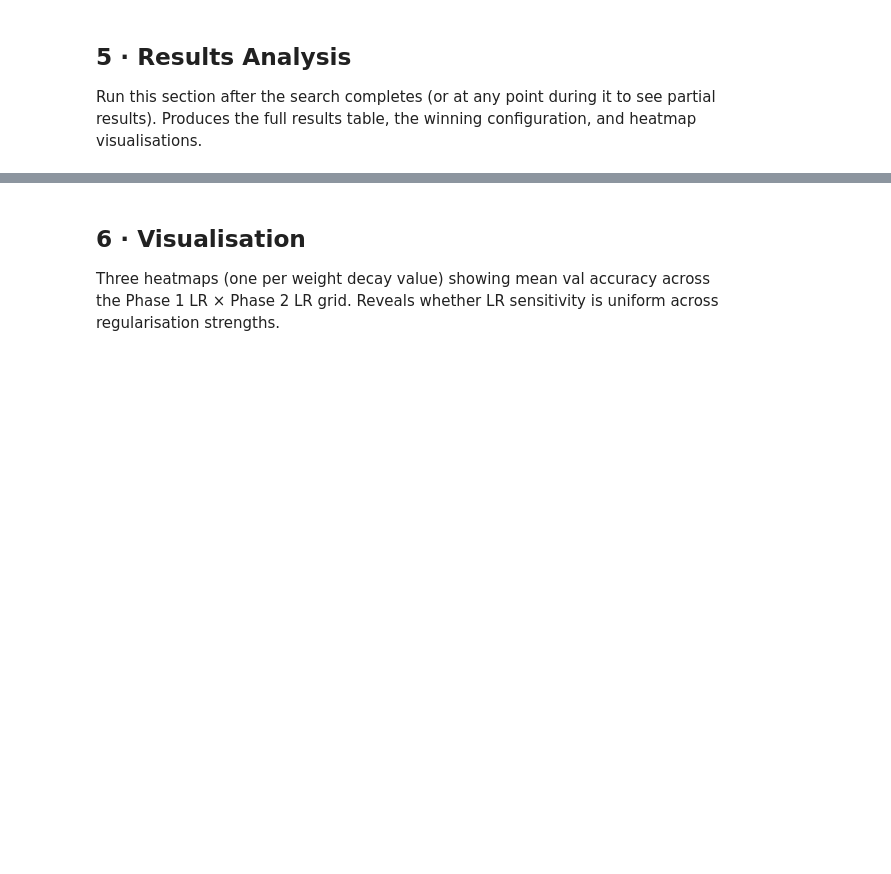
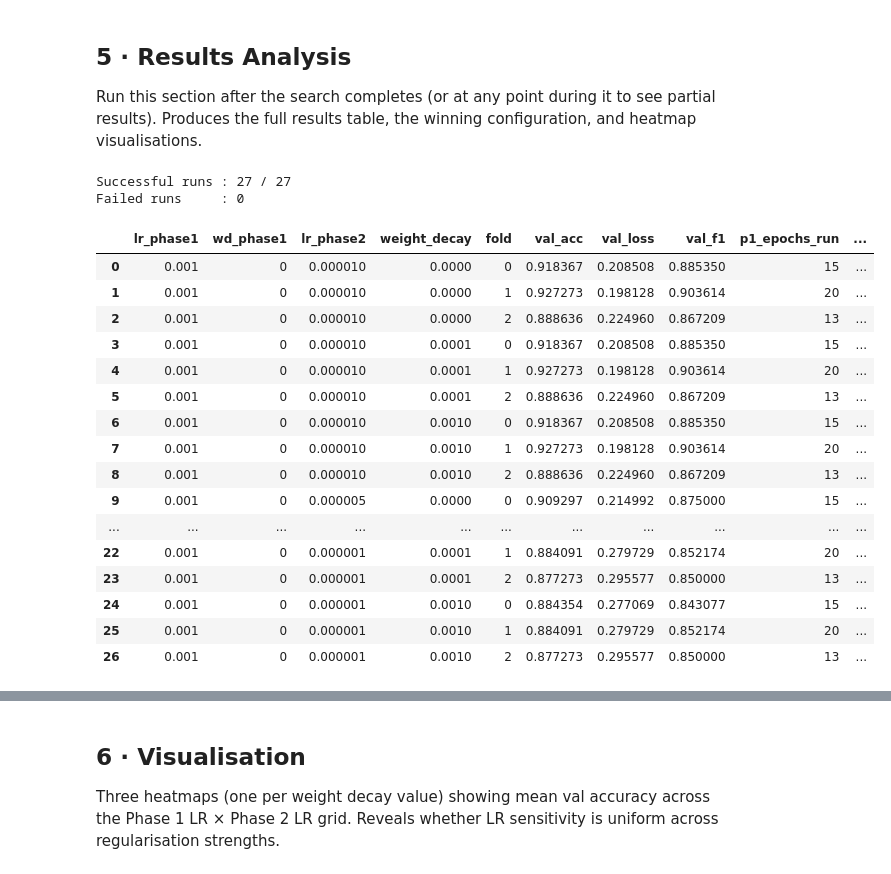
Before and after one commit to Mark-McNaught/ms-machine-learning-diagnosis, a Jupyter notebook: src/notebooks/CNNS/grid-search.ipynb, the cells around one changed output, grey strips where cells are left out. Saved outputs shown, nothing was run; the diff lists cells and outputs as text; code cells hidden in the pictures; blank space fills up the shorter version.

```diff
--- a/src/notebooks/CNNS/grid-search.ipynb
+++ b/src/notebooks/CNNS/grid-search.ipynb
@@ -289,20 +311,46 @@ Run this section after the search completes (or at any point during it to see pa
 # %%
 # Load results
 df_raw = pd.read_csv(RESULTS_FILE)
+
+# Empty error fields are read as NaN by pandas — fill before filtering
+df_raw["error"] = df_raw["error"].fillna("")
 
 # Separate successful and failed runs
 df_ok   = df_raw[df_raw["error"] == ""].copy()
 df_fail = df_raw[df_raw["error"] != ""].copy()
 
+df_ok["val_f1"]   = df_ok["val_f1"].astype(float)
 df_ok["val_acc"]  = df_ok["val_acc"].astype(float)
 df_ok["val_loss"] = df_ok["val_loss"].astype(float)
-df_ok["val_f1"]   = df_ok["val_f1"].astype(float)
 
 print(f"Successful runs : {len(df_ok)} / {total_runs}")
 print(f"Failed runs     : {len(df_fail)}")
 if len(df_fail) > 0:
     print("\nFailed configurations:")
-    print(df_fail[["lr_phase2","weight_decay","fold","error"]].to_string(index=False))
+    print(df_fail[["lr_phase1", "lr_phase2", "weight_decay", "fold", "error"]].to_string(index=False))
+# %% [output]
+Successful runs : 27 / 27
+Failed runs     : 0
+# %%
+df_ok
+# %% [output]
+|  | lr_phase1 | wd_phase1 | lr_phase2 | weight_decay | fold | val_acc | val_loss | val_f1 | p1_epochs_run | ... |
+| 0 | 0.001 | 0 | 0.000010 | 0.0000 | 0 | 0.918367 | 0.208508 | 0.885350 | 15 | ... |
+| 1 | 0.001 | 0 | 0.000010 | 0.0000 | 1 | 0.927273 | 0.198128 | 0.903614 | 20 | ... |
+| 2 | 0.001 | 0 | 0.000010 | 0.0000 | 2 | 0.888636 | 0.224960 | 0.867209 | 13 | ... |
+| 3 | 0.001 | 0 | 0.000010 | 0.0001 | 0 | 0.918367 | 0.208508 | 0.885350 | 15 | ... |
+| 4 | 0.001 | 0 | 0.000010 | 0.0001 | 1 | 0.927273 | 0.198128 | 0.903614 | 20 | ... |
+| 5 | 0.001 | 0 | 0.000010 | 0.0001 | 2 | 0.888636 | 0.224960 | 0.867209 | 13 | ... |
+| 6 | 0.001 | 0 | 0.000010 | 0.0010 | 0 | 0.918367 | 0.208508 | 0.885350 | 15 | ... |
+| 7 | 0.001 | 0 | 0.000010 | 0.0010 | 1 | 0.927273 | 0.198128 | 0.903614 | 20 | ... |
+| 8 | 0.001 | 0 | 0.000010 | 0.0010 | 2 | 0.888636 | 0.224960 | 0.867209 | 13 | ... |
+| 9 | 0.001 | 0 | 0.000005 | 0.0000 | 0 | 0.909297 | 0.214992 | 0.875000 | 15 | ... |
+| ... | ... | ... | ... | ... | ... | ... | ... | ... | ... | ... |
+| 22 | 0.001 | 0 | 0.000001 | 0.0001 | 1 | 0.884091 | 0.279729 | 0.852174 | 20 | ... |
+| 23 | 0.001 | 0 | 0.000001 | 0.0001 | 2 | 0.877273 | 0.295577 | 0.850000 | 13 | ... |
+| 24 | 0.001 | 0 | 0.000001 | 0.0010 | 0 | 0.884354 | 0.277069 | 0.843077 | 15 | ... |
+| 25 | 0.001 | 0 | 0.000001 | 0.0010 | 1 | 0.884091 | 0.279729 | 0.852174 | 20 | ... |
+| 26 | 0.001 | 0 | 0.000001 | 0.0010 | 2 | 0.877273 | 0.295577 | 0.850000 | 13 | ... |
 # %%
 # Aggregate across folds
 group_cols = ["lr_phase2", "weight_decay"]
```
Also changed, not shown: parts of 6 cells of this notebook, 1 other file.
